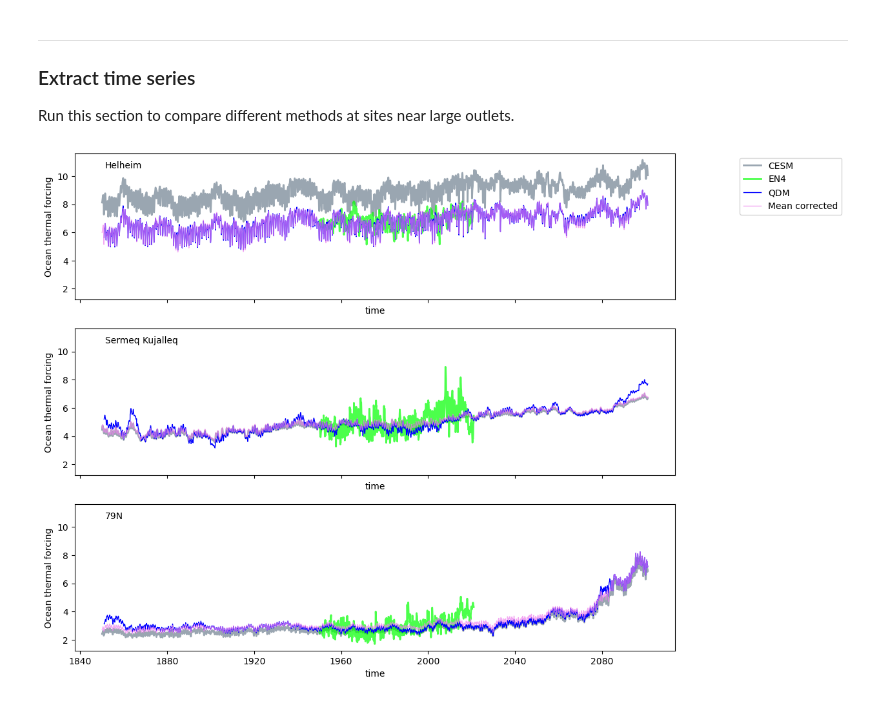
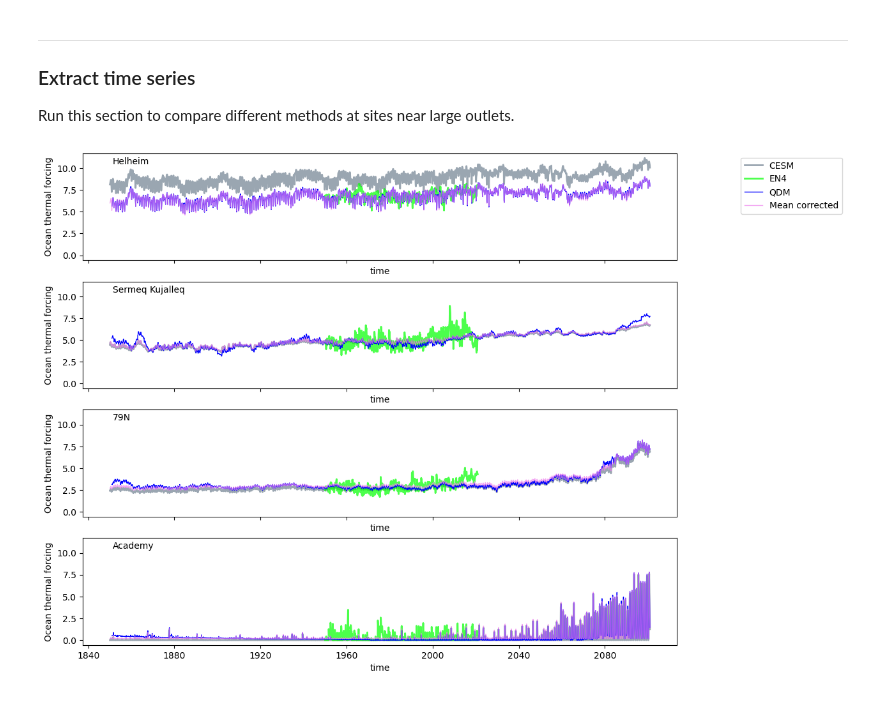
Before and after one commit to ehultee/gris-iceocean-process, a Jupyter notebook: Check_Output.ipynb, the cells around one changed output. Cells and saved outputs as stored; diff of their text form; code cells hidden in the pictures.

Commit message:
Small additions to 1850-2100 comparison
Add Academy Glacier to example sites; make separate plot showing CESM only; examine annual variability in CESM only

```diff
--- a/Check_Output.ipynb
+++ b/Check_Output.ipynb
@@ -151,11 +168,11 @@ Pre-select some sites to examine:
 # %%
 ## Donald's choices of Helheim, SK, 79N -- closer to fronts
 ## be consistent if you're going to use both sections
-lats = [66.351326, 69.183958, 79.510158]
-lons = [-38.030126, -49.956910, -21.353312]
-x3413 = [315179.04921979876, -196927.24454572407, 457005.4899646204]
-y3413 = [-2578133.3746258547, -2270554.7538718428, -1043725.1483034123]
-site_names = ['Helheim', 'Sermeq Kujalleq', '79N']
+lats = [66.351326, 69.183958, 79.510158, 81.749738]
+lons = [-38.030126, -49.956910, -21.353312, -32.296636]
+x3413 = [315179.04921979876, -196927.24454572407, 457005.4899646204, 196860.62799999278]
+y3413 = [-2578133.3746258547, -2270554.7538718428, -1043725.1483034123, -873300.4190171139]
+site_names = ['Helheim', 'Sermeq Kujalleq', '79N', 'Academy']
 # %% [markdown]
 ---
 ### Check overlaps
@@ -233,28 +250,33 @@ Run this section to compare different methods at sites near large outlets.
-# %%
-fig, axs = plt.subplots(3,1, figsize=(12,10), sharex=True, sharey=True)
-for i in range(3):
-    ax=axs[i]
-    which_site = site_names[i]
-    ds_cesm.TF.sel(x=x3413[i], y=y3413[i], method='nearest').plot(ax=ax, label='CESM',
-                                                                color='slategrey',
-                                                                lw=2, ls='-',
-                                                               alpha=0.7)
-    ds_en4.TF.sel(x=x3413[i], y=y3413[i], method='nearest').plot(ax=ax, label='EN4',
-                                                                color='lime',
-                                                                lw=2, ls='-',
-                                                               alpha=0.7)
-    ds_qdm.TF.sel(x=x3413[i], y=y3413[i], method='nearest').plot(ax=ax, label='QDM',
-                                                                color='blue',
-                                                                lw=1, ls='-')
-    ds_mc.TF.sel(x=x3413[i], y=y3413[i], method='nearest').plot(ax=ax, label='Mean corrected',
-                                                                color='violet',
-                                                                lw=1, ls='-',
-                                                               alpha=0.7)
-
-    ## CESM needs nc-time-axis to plot, and mean corrected has corrupted metadata
-    ## re-process and return to this
-    ax.text(0.05, 0.9, '{}'.format(which_site), transform = ax.transAxes)
-    ax.set(title='')
-axs[0].legend(bbox_to_anchor=(1.1,1.0));
-# %% [output]
-[figure, removed]
+# %%
+# Convert CFTimeIndex to DatetimeIndex
+datetime_index = ds_cesm.indexes['time'].to_datetimeindex()
+cesm_toplot = ds_cesm
+cesm_toplot['time'] = datetime_index
+# %%
+fig, axs = plt.subplots(4,1, figsize=(12,10), sharex=True, sharey=True)
+for i in range(4):
+    ax=axs[i]
+    which_site = site_names[i]
+    cesm_toplot.TF.sel(x=x3413[i], y=y3413[i], method='nearest').plot(ax=ax, label='CESM',
+                                                                color='slategrey',
+                                                                lw=2, ls='-',
+                                                               alpha=0.7)
+    ds_en4.TF.sel(x=x3413[i], y=y3413[i], method='nearest').plot(ax=ax, label='EN4',
+                                                                color='lime',
+                                                                lw=2, ls='-',
+                                                               alpha=0.7)
+    ds_qdm.TF.sel(x=x3413[i], y=y3413[i], method='nearest').plot(ax=ax, label='QDM',
+                                                                color='blue',
+                                                                lw=1, ls='-')
+    ds_mc.TF.sel(x=x3413[i], y=y3413[i], method='nearest').plot(ax=ax, label='Mean corrected',
+                                                                color='violet',
+                                                                lw=1, ls='-',
+                                                               alpha=0.7)
+
+    ## CESM needs nc-time-axis to plot, and mean corrected has corrupted metadata
+    ## re-process and return to this
+    ax.text(0.05, 0.9, '{}'.format(which_site), transform = ax.transAxes)
+    ax.set(title='')
+axs[0].legend(bbox_to_anchor=(1.1,1.0));
+# %% [output]
+[figure, added]
```
Also changed, not shown: parts of 6 cells of this notebook.
